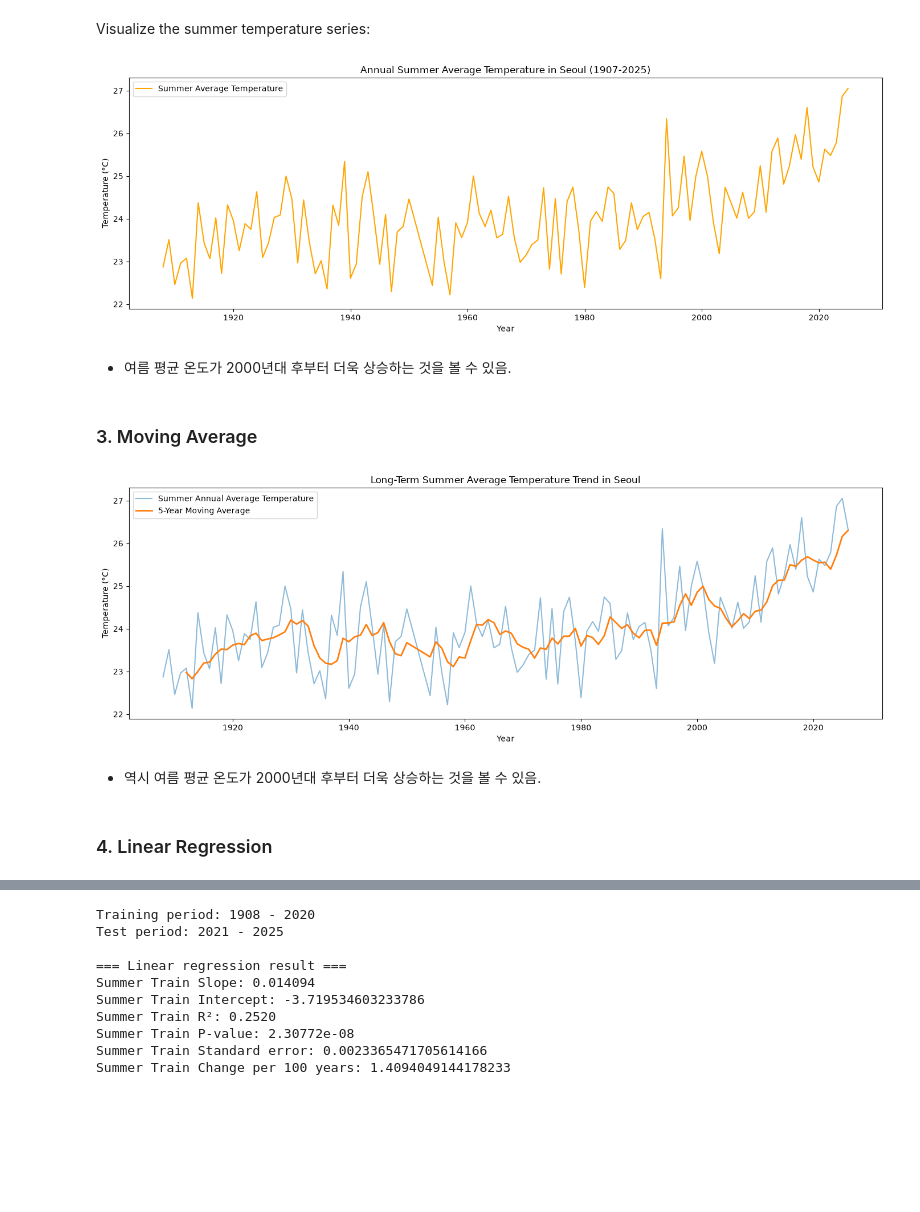
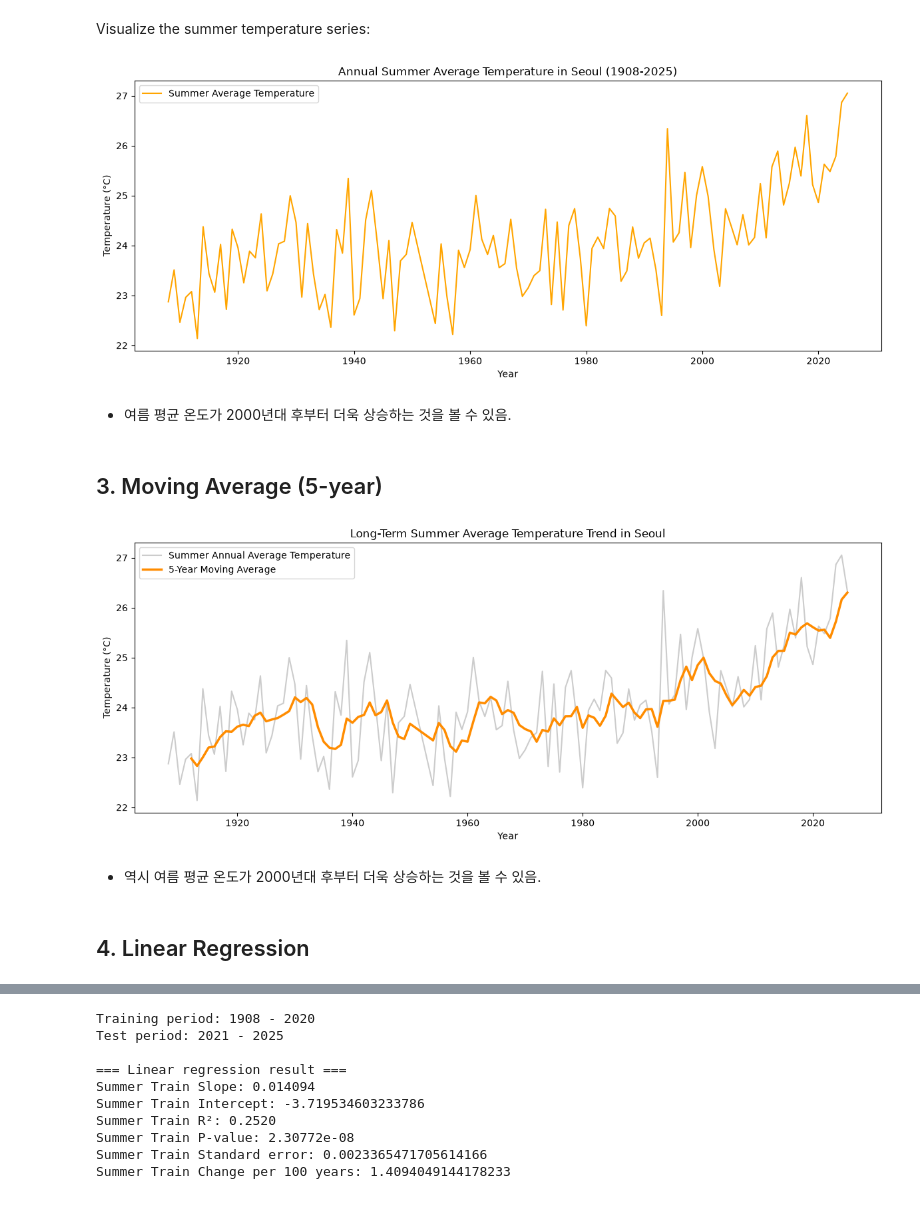
Before and after one commit to freepoincare/time-series-data-analysis, a Jupyter notebook: notebooks/5_prediction.ipynb, the cells around one changed output, grey strips where cells are left out. Drawn from its saved outputs; the diff is of its cells as text; code cells hidden in the pictures; blank space fills up the shorter version.

Commit message:
Style: change colors on the graph

```diff
--- a/notebooks/5_prediction.ipynb
+++ b/notebooks/5_prediction.ipynb
@@ -81,20 +81,20 @@ Name: summer_avg_temp, dtype: float64
 # %% [markdown]
 Visualize the summer temperature series:
 # %%
-plt.figure(figsize=(14, 5))
+plt.figure(figsize=(12, 5))
 plt.plot(summer_ts_clean.index, summer_ts_clean.values, color="orange", label="Summer Average Temperature")
 plt.xlabel("Year")
 plt.ylabel("Temperature (°C)")
-plt.title("Annual Summer Average Temperature in Seoul (1907-2025)")
+plt.title("Annual Summer Average Temperature in Seoul (1908-2025)")
 plt.legend()
 plt.tight_layout()
 plt.show()
 # %% [output]
-[figure, old version]
+[figure, new version]
 # %% [markdown]
 * 여름 평균 온도가 2000년대 후부터 더욱 상승하는 것을 볼 수 있음.
 # %% [markdown]
-### 3. Moving Average
+## 3. Moving Average (5-year)
 # %%
 summer_annual["summer_moving_avg_5y"] = (
     summer_annual["summer_avg_temp"]
@@ -102,9 +102,9 @@ summer_annual["summer_moving_avg_5y"] = (
     .mean()
 )
 
-plt.figure(figsize=(14, 5))
-plt.plot(summer_annual["year"], summer_annual["summer_avg_temp"], label="Summer Annual Average Temperature", alpha=0.5)
-plt.plot(summer_annual["year"], summer_annual["summer_moving_avg_5y"], label="5-Year Moving Average", linewidth=2)
+plt.figure(figsize=(12, 5))
+plt.plot(summer_annual["year"], summer_annual["summer_avg_temp"], label="Summer Annual Average Temperature", alpha=0.4, color="gray")
+plt.plot(summer_annual["year"], summer_annual["summer_moving_avg_5y"], label="5-Year Moving Average", linewidth=2.5, color="darkorange")
 plt.xlabel("Year")
 plt.ylabel("Temperature (°C)")
 plt.title("Long-Term Summer Average Temperature Trend in Seoul")
@@ -112,11 +112,11 @@ plt.legend()
 plt.tight_layout()
 plt.show()
 # %% [output]
-[figure, old version]
+[figure, new version]
 # %% [markdown]
 * 역시 여름 평균 온도가 2000년대 후부터 더욱 상승하는 것을 볼 수 있음.
 # %% [markdown]
-### 4. Linear Regression
+## 4. Linear Regression
 # %%
 # group by year for summer avg temp
 summer_annual = (df2[df2["season"] == "Summer"].groupby("year")["tavg"].mean().reset_index(name="summer_avg_temp"))
```
Also changed, not shown: parts of 21 cells of this notebook.
